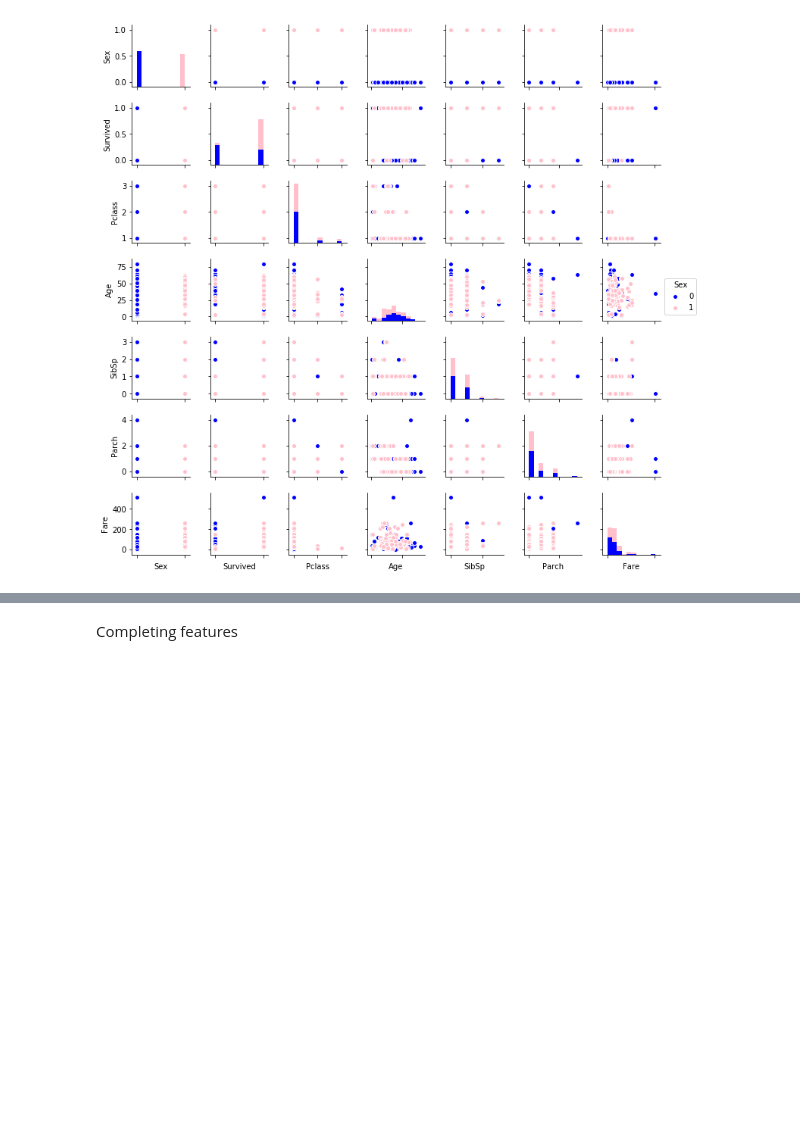
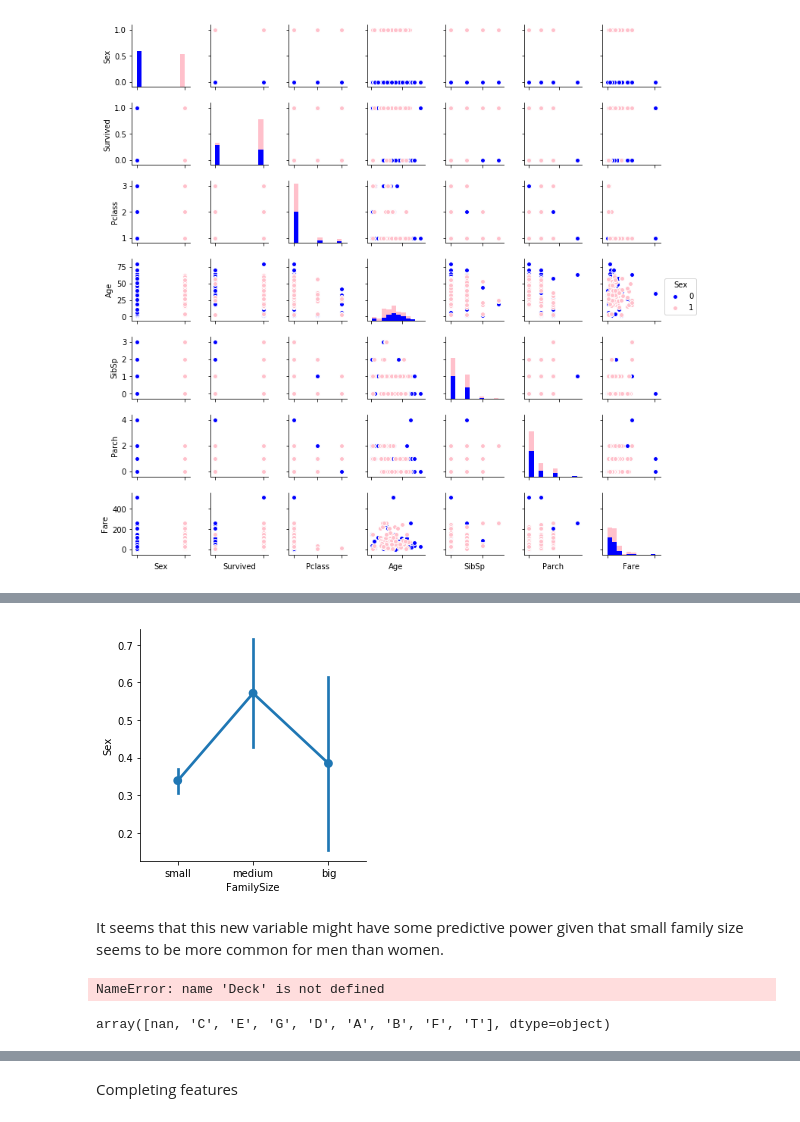
Before and after one commit to QuarKUS7/EY, a Jupyter notebook: model.ipynb, the cells around one changed output, grey strips where cells are left out. Saved outputs shown, nothing was run; the diff lists cells and outputs as text; code cells hidden in the pictures; blank space fills up the shorter version.

```diff
--- a/model.ipynb
+++ b/model.ipynb
@@ -155,0 +171,3 @@ g.set(xticklabels=[])
+# %%
+data["FamilySize"] = data["SibSp"] + data["Parch"]+1
+print(data["FamilySize"].value_counts())
@@ -155,0 +185,17 @@ g.set(xticklabels=[])
+# %%
+data['FamilySize'] = pd.cut(data['FamilySize'], 3, labels=["small", "medium", "big"])
+# %%
+sns.factorplot(x="FamilySize", y="Sex", data=data);
+# %% [output]
+[figure, added]
+# %% [markdown]
+It seems that this new variable might have some predictive power given that small family size seems to be more common for men than women.
+# %%
+Deck
+# %% [output]
+NameError: name 'Deck' is not defined
+# %%
+data["Deck"]=data['Cabin'].str[0]
+data["Deck"].unique()
+# %% [output]
+array([nan, 'C', 'E', 'G', 'D', 'A', 'B', 'F', 'T'], dtype=object)
```
Also changed, not shown: parts of 26 cells of this notebook.
